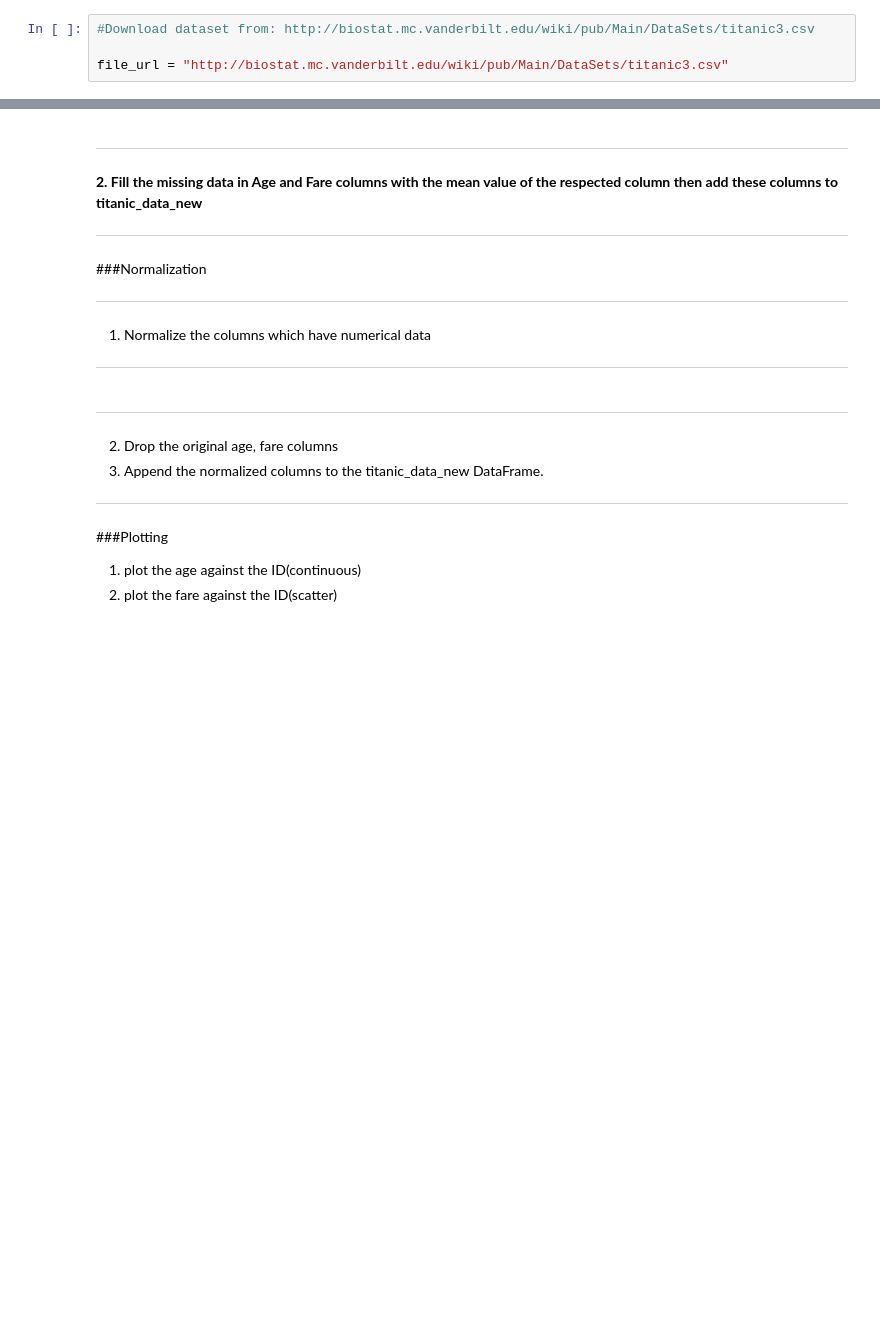
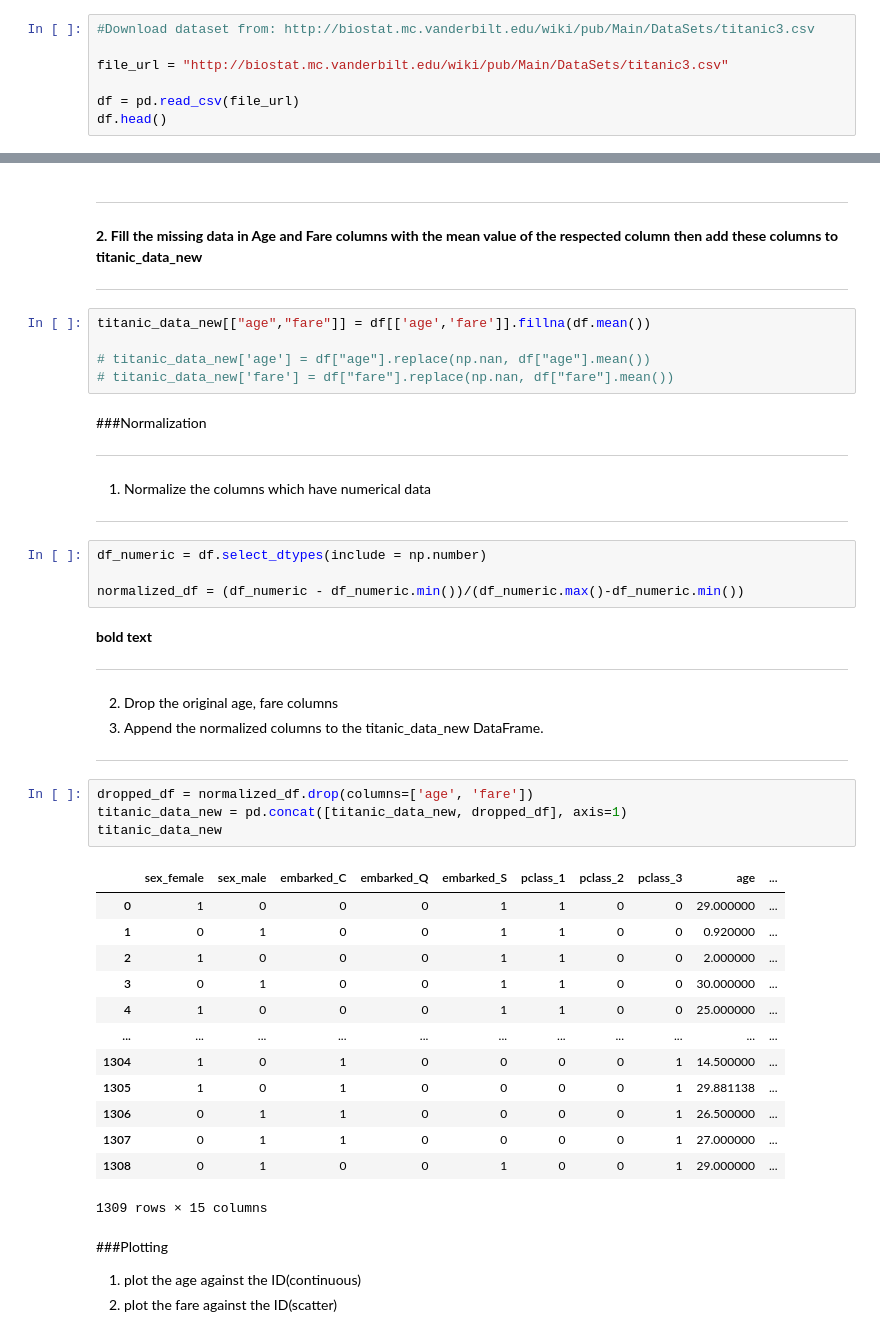
Before and after one commit to aveshag/SHALA2020, a Jupyter notebook: Assignment_1_DS.ipynb, the cells around one changed output, grey strips where cells are left out. Drawn from its saved outputs; the diff is of its cells as text; blank space fills up the shorter version.

```diff
--- a/Assignment_1_DS.ipynb
+++ b/Assignment_1_DS.ipynb
@@ -262,3 +262,6 @@ Read the data and display the first 5 rows
 #Download dataset from: http://biostat.mc.vanderbilt.edu/wiki/pub/Main/DataSets/titanic3.csv
 
 file_url = "http://biostat.mc.vanderbilt.edu/wiki/pub/Main/DataSets/titanic3.csv"
+
+df = pd.read_csv(file_url)
+df.head()
@@ -286,6 +313,11 @@ file_url = "http://biostat.mc.vanderbilt.edu/wiki/pub/Main/DataSets/titanic3.csv
 
 
 ---
+# %%
+titanic_data_new[["age","fare"]] = df[['age','fare']].fillna(df.mean())
+
+# titanic_data_new['age'] = df["age"].replace(np.nan, df["age"].mean())
+# titanic_data_new['fare'] = df["fare"].replace(np.nan, df["fare"].mean())
 # %% [markdown]
 ###Normalization
 
@@ -299,8 +331,12 @@ file_url = "http://biostat.mc.vanderbilt.edu/wiki/pub/Main/DataSets/titanic3.csv
 
 
 ---
+# %%
+df_numeric = df.select_dtypes(include = np.number)
+
+normalized_df = (df_numeric - df_numeric.min())/(df_numeric.max()-df_numeric.min())
 # %% [markdown]
-
+**bold text**
 
 ---
 2. Drop the original age, fare columns
@@ -309,6 +345,24 @@ file_url = "http://biostat.mc.vanderbilt.edu/wiki/pub/Main/DataSets/titanic3.csv
 
 
 ---
+# %%
+dropped_df = normalized_df.drop(columns=['age', 'fare'])
+titanic_data_new = pd.concat([titanic_data_new, dropped_df], axis=1)
+titanic_data_new
+# %% [output]
+|  | sex_female | sex_male | embarked_C | embarked_Q | embarked_S | pclass_1 | pclass_2 | pclass_3 | age | ... |
+| 0 | 1 | 0 | 0 | 0 | 1 | 1 | 0 | 0 | 29.000000 | ... |
+| 1 | 0 | 1 | 0 | 0 | 1 | 1 | 0 | 0 | 0.920000 | ... |
+| 2 | 1 | 0 | 0 | 0 | 1 | 1 | 0 | 0 | 2.000000 | ... |
+| 3 | 0 | 1 | 0 | 0 | 1 | 1 | 0 | 0 | 30.000000 | ... |
+| 4 | 1 | 0 | 0 | 0 | 1 | 1 | 0 | 0 | 25.000000 | ... |
+| ... | ... | ... | ... | ... | ... | ... | ... | ... | ... | ... |
+| 1304 | 1 | 0 | 1 | 0 | 0 | 0 | 0 | 1 | 14.500000 | ... |
+| 1305 | 1 | 0 | 1 | 0 | 0 | 0 | 0 | 1 | 29.881138 | ... |
+| 1306 | 0 | 1 | 1 | 0 | 0 | 0 | 0 | 1 | 26.500000 | ... |
+| 1307 | 0 | 1 | 1 | 0 | 0 | 0 | 0 | 1 | 27.000000 | ... |
+| 1308 | 0 | 1 | 0 | 0 | 1 | 0 | 0 | 1 | 29.000000 | ... |
+1309 rows × 15 columns
 # %% [markdown]
 ###Plotting
 1. plot the age against the ID(continuous)
```
Also changed, not shown: parts of 8 cells of this notebook.
